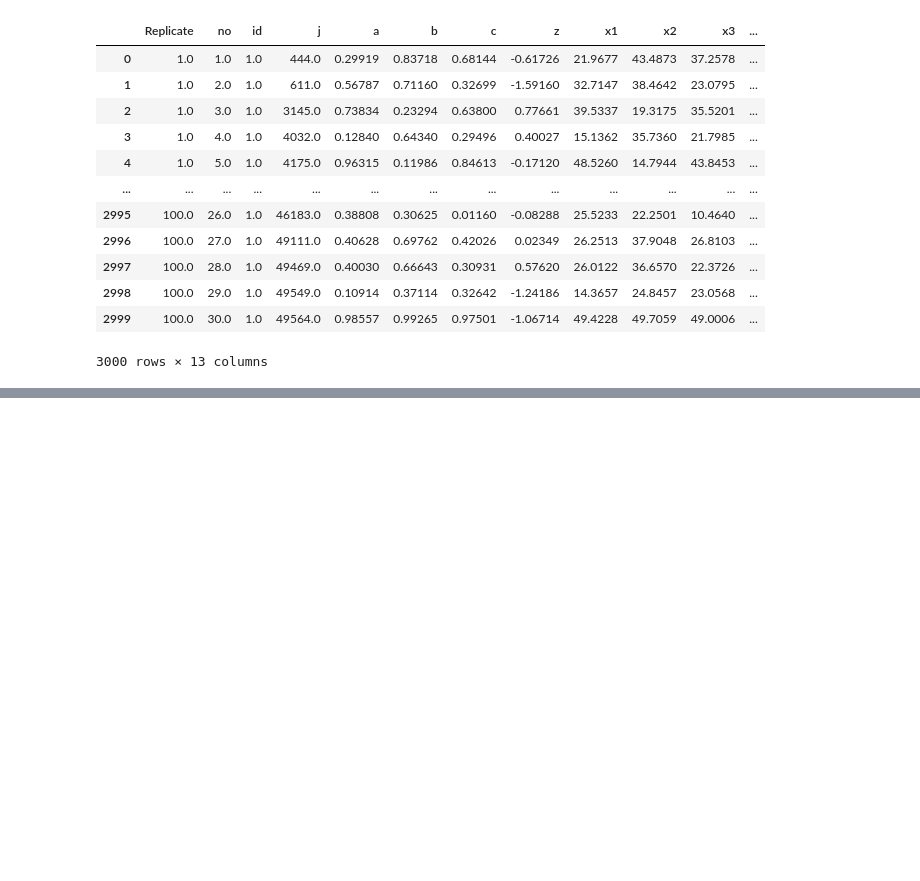
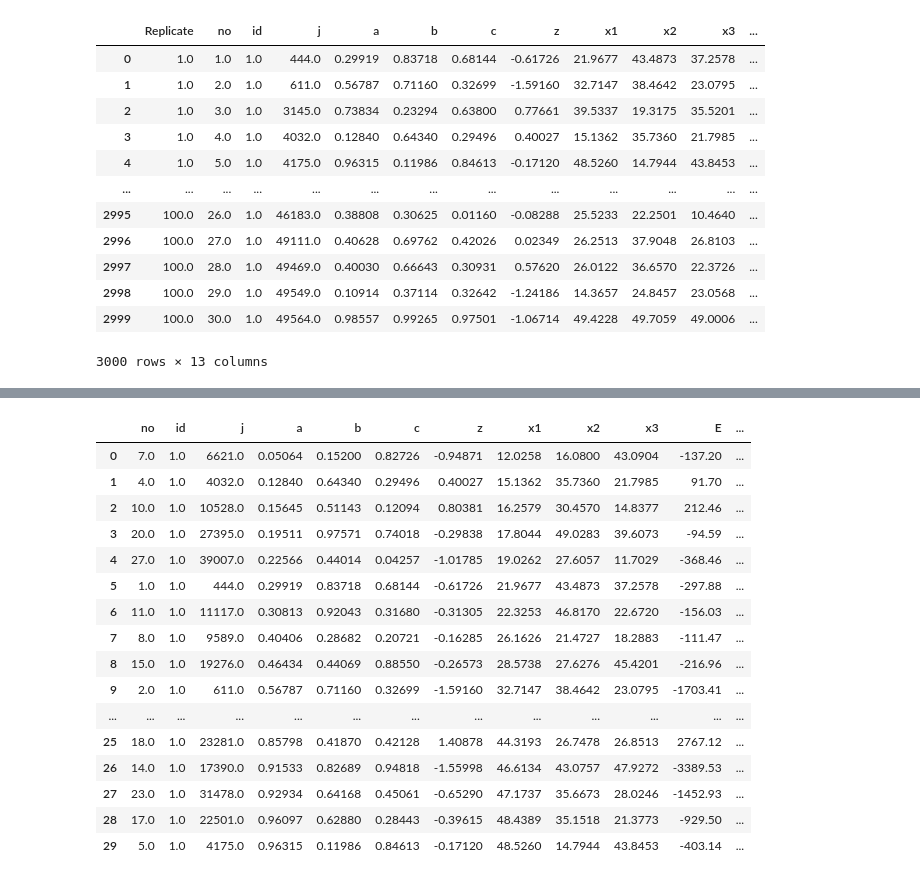
Before and after one commit to iam-fern/Research, a Jupyter notebook: GQ_tese1.ipynb, the cells around one changed output, grey strips where cells are left out. Cells and saved outputs as stored; diff of their text form; code cells hidden in the pictures; blank space fills up the shorter version.

```diff
--- a/GQ_tese1.ipynb
+++ b/GQ_tese1.ipynb
@@ -110,3 +111,5 @@ table
 | 2998 | 100.0 | 29.0 | 1.0 | 49549.0 | 0.10914 | 0.37114 | 0.32642 | -1.24186 | 14.3657 | 24.8457 | 23.0568 | ... |
 | 2999 | 100.0 | 30.0 | 1.0 | 49564.0 | 0.98557 | 0.99265 | 0.97501 | -1.06714 | 49.4228 | 49.7059 | 49.0006 | ... |
 3000 rows × 13 columns
+# %%
+table.set_index(['Replicate', 'no'], inplace=True)
@@ -112,0 +133,4 @@ table
+# %%
+# แสดงค่าของ Replicate ที่ 1.0
+new_table = table.loc[1.0]
+new_table
@@ -112,0 +156,4 @@ table
+# %%
+# เรียง data จากน้อยไปมากตาม x1
+new_table_sort = new_table.sort_values('x1')
+new_table_sort
@@ -112,0 +179,21 @@ table
+# %%
+new_table_sort.reset_index(inplace=True)
+new_table_sort
+# %% [output]
+|  | no | id | j | a | b | c | z | x1 | x2 | x3 | E | ... |
+| 0 | 7.0 | 1.0 | 6621.0 | 0.05064 | 0.15200 | 0.82726 | -0.94871 | 12.0258 | 16.0800 | 43.0904 | -137.20 | ... |
+| 1 | 4.0 | 1.0 | 4032.0 | 0.12840 | 0.64340 | 0.29496 | 0.40027 | 15.1362 | 35.7360 | 21.7985 | 91.70 | ... |
+| 2 | 10.0 | 1.0 | 10528.0 | 0.15645 | 0.51143 | 0.12094 | 0.80381 | 16.2579 | 30.4570 | 14.8377 | 212.46 | ... |
+| 3 | 20.0 | 1.0 | 27395.0 | 0.19511 | 0.97571 | 0.74018 | -0.29838 | 17.8044 | 49.0283 | 39.6073 | -94.59 | ... |
+| 4 | 27.0 | 1.0 | 39007.0 | 0.22566 | 0.44014 | 0.04257 | -1.01785 | 19.0262 | 27.6057 | 11.7029 | -368.46 | ... |
+| 5 | 1.0 | 1.0 | 444.0 | 0.29919 | 0.83718 | 0.68144 | -0.61726 | 21.9677 | 43.4873 | 37.2578 | -297.88 | ... |
+| 6 | 11.0 | 1.0 | 11117.0 | 0.30813 | 0.92043 | 0.31680 | -0.31305 | 22.3253 | 46.8170 | 22.6720 | -156.03 | ... |
+| 7 | 8.0 | 1.0 | 9589.0 | 0.40406 | 0.28682 | 0.20721 | -0.16285 | 26.1626 | 21.4727 | 18.2883 | -111.47 | ... |
+| 8 | 15.0 | 1.0 | 19276.0 | 0.46434 | 0.44069 | 0.88550 | -0.26573 | 28.5738 | 27.6276 | 45.4201 | -216.96 | ... |
+| 9 | 2.0 | 1.0 | 611.0 | 0.56787 | 0.71160 | 0.32699 | -1.59160 | 32.7147 | 38.4642 | 23.0795 | -1703.41 | ... |
+| ... | ... | ... | ... | ... | ... | ... | ... | ... | ... | ... | ... | ... |
+| 25 | 18.0 | 1.0 | 23281.0 | 0.85798 | 0.41870 | 0.42128 | 1.40878 | 44.3193 | 26.7478 | 26.8513 | 2767.12 | ... |
+| 26 | 14.0 | 1.0 | 17390.0 | 0.91533 | 0.82689 | 0.94818 | -1.55998 | 46.6134 | 43.0757 | 47.9272 | -3389.53 | ... |
+| 27 | 23.0 | 1.0 | 31478.0 | 0.92934 | 0.64168 | 0.45061 | -0.65290 | 47.1737 | 35.6673 | 28.0246 | -1452.93 | ... |
+| 28 | 17.0 | 1.0 | 22501.0 | 0.96097 | 0.62880 | 0.28443 | -0.39615 | 48.4389 | 35.1518 | 21.3773 | -929.50 | ... |
+| 29 | 5.0 | 1.0 | 4175.0 | 0.96315 | 0.11986 | 0.84613 | -0.17120 | 48.5260 | 14.7944 | 43.8453 | -403.14 | ... |
```
Also changed, not shown: parts of 4 cells of this notebook.
